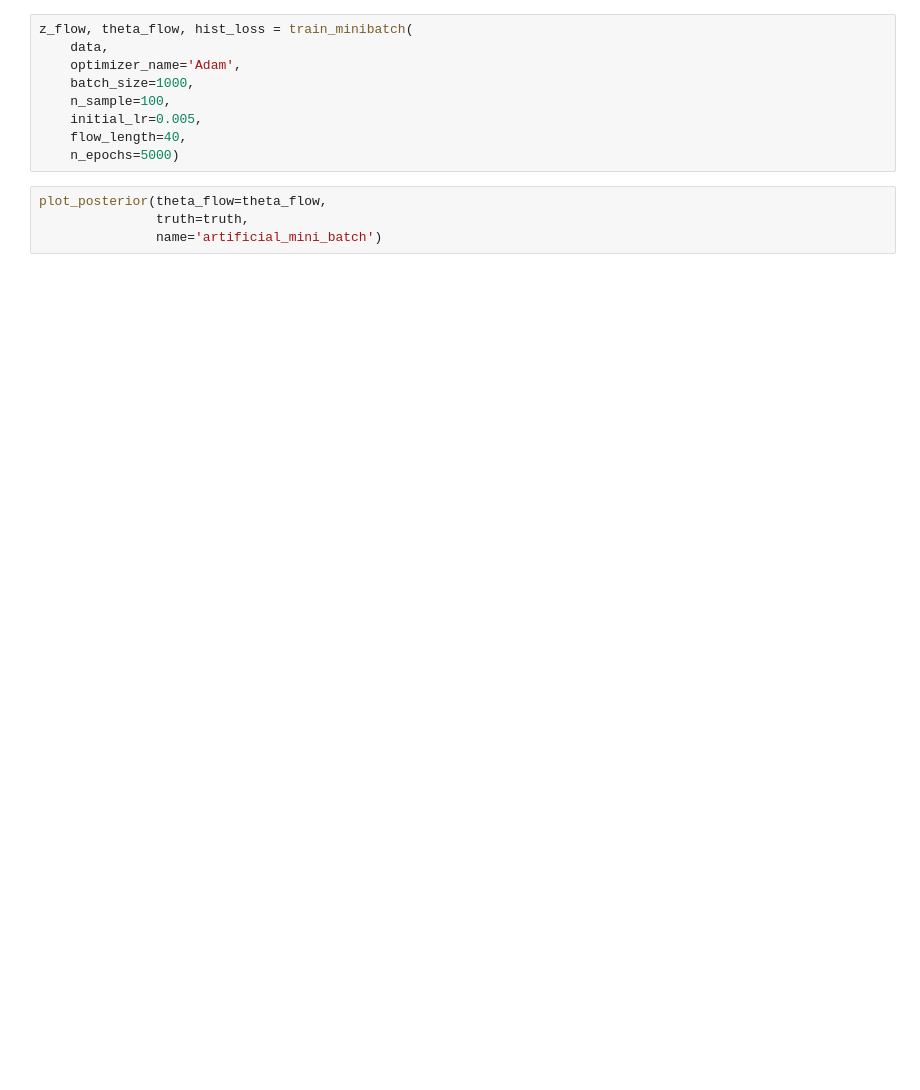
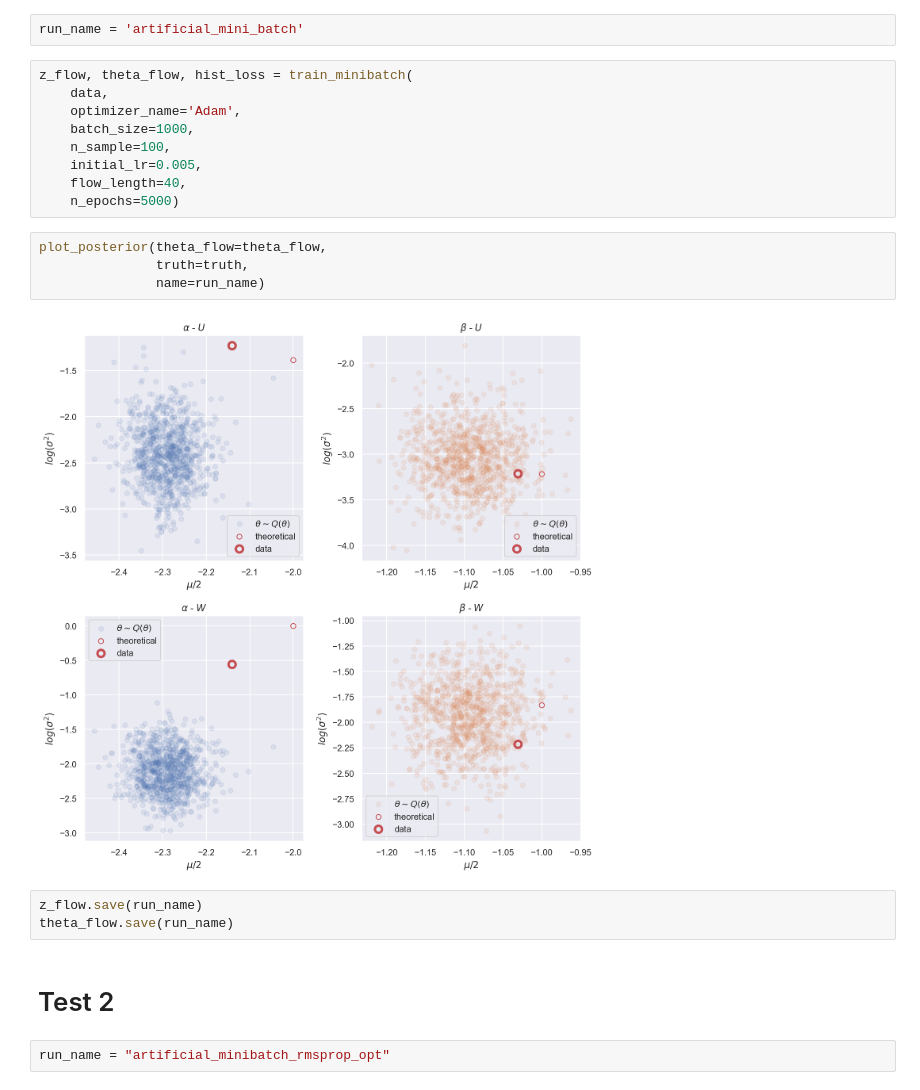
Before and after one commit to AurelienNioche/ActiveTeachingCollaborative, a Jupyter notebook: inference/norm-flow/minibatch/minibatch.ipynb, the cells around one changed output. Saved outputs shown, nothing was run; the diff lists cells and outputs as text; blank space fills up the shorter version.

```diff
--- a/inference/norm-flow/minibatch/minibatch.ipynb
+++ b/inference/norm-flow/minibatch/minibatch.ipynb
@@ -15,6 +15,8 @@ from plot.plot_posterior import plot_posterior
 sns.set()
 # %%
 data, truth = simulate(use_torch=True)
+# %%
+run_name = 'artificial_mini_batch'
 # %%
 z_flow, theta_flow, hist_loss = train_minibatch(
     data,
@@ -27,4 +29,13 @@ z_flow, theta_flow, hist_loss = train_minibatch(
 # %%
 plot_posterior(theta_flow=theta_flow,
                truth=truth,
-               name='artificial_mini_batch')
+               name=run_name)
+# %% [output]
+[figure, added]
+# %%
+z_flow.save(run_name)
+theta_flow.save(run_name)
+# %% [markdown]
+# Test 2
+# %%
+run_name = "artificial_minibatch_rmsprop_opt"
```
Also changed, not shown: parts of 4 cells of this notebook, 7 other files.
